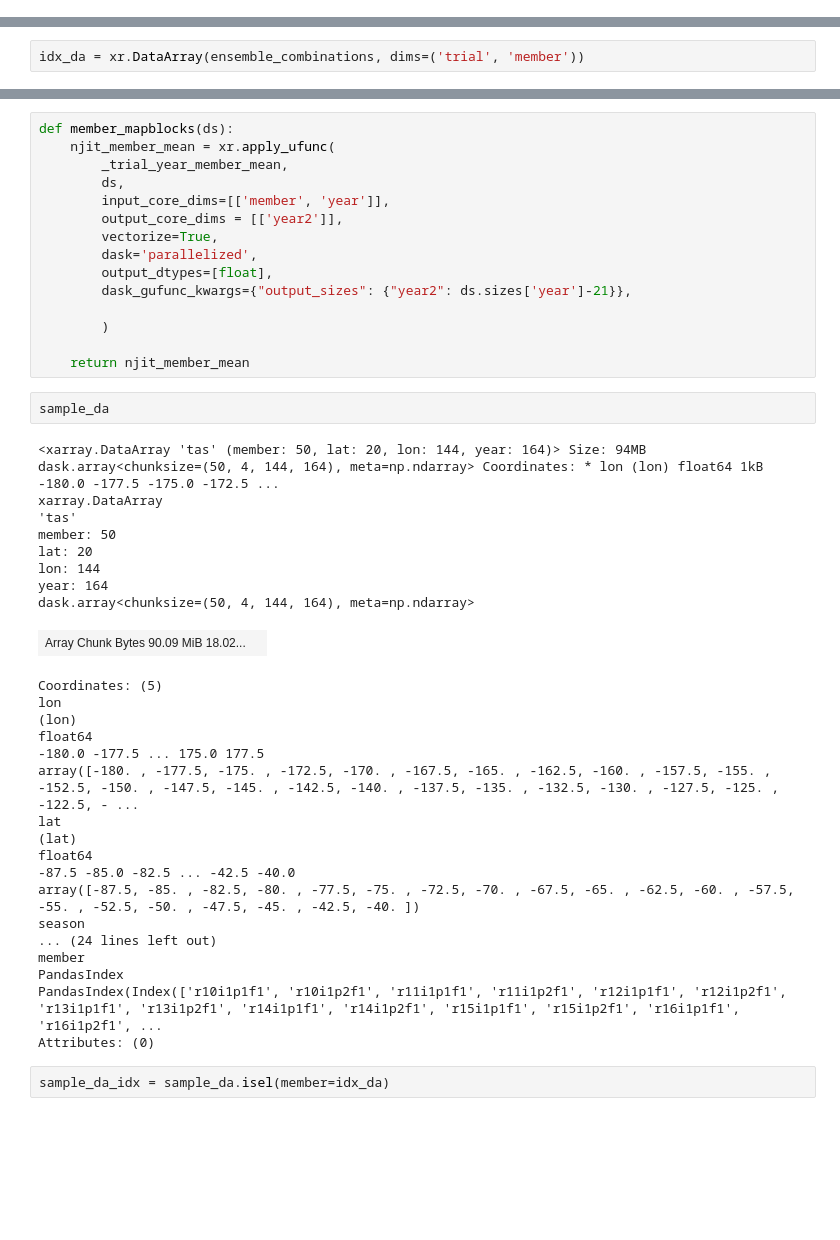
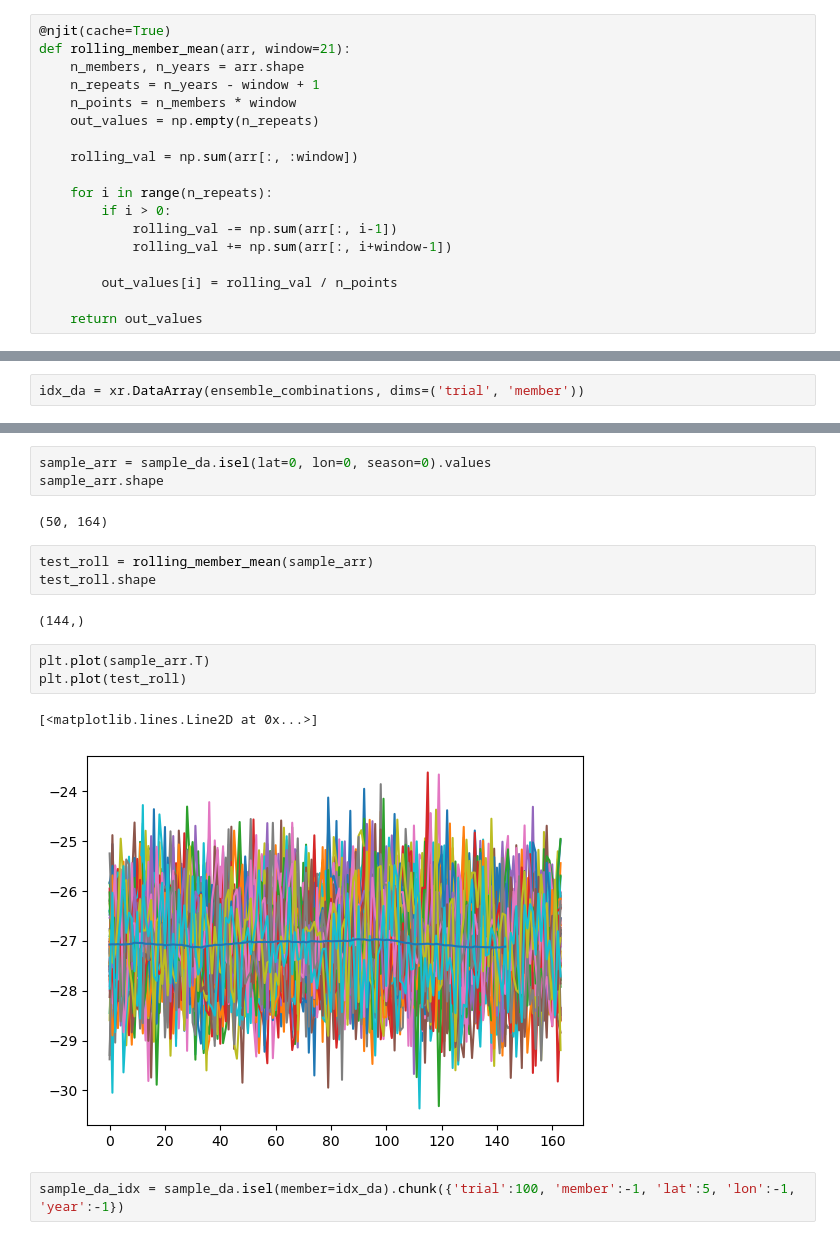
Before and after one commit to alexborowiak/ExtAnt-initial, a Jupyter notebook: notebooks/10_ensemble_size.ipynb, the cells around one changed output, grey strips where cells are left out. Drawn from its saved outputs; the diff is of its cells as text; blank space fills up the shorter version.

```diff
--- a/notebooks/10_ensemble_size.ipynb
+++ b/notebooks/10_ensemble_size.ipynb
@@ -88,0 +90,18 @@ Group: /
+# %%
+@njit(cache=True)
+def rolling_member_mean(arr, window=21):
+    n_members, n_years = arr.shape
+    n_repeats = n_years - window + 1
+    n_points = n_members * window
+    out_values = np.empty(n_repeats)
+
+    rolling_val = np.sum(arr[:, :window])
+
+    for i in range(n_repeats):
+        if i > 0:
+            rolling_val -= np.sum(arr[:, i-1])
+            rolling_val += np.sum(arr[:, i+window-1])
+
+        out_values[i] = rolling_val / n_points
+
+    return out_values
@@ -203,46 +198,18 @@ def _trial_year_member_mean(arr, window=21):
-# %%
-def member_mapblocks(ds):
-    njit_member_mean = xr.apply_ufunc(
-        _trial_year_member_mean,
-        ds,
-        input_core_dims=[['member', 'year']],
-        output_core_dims = [['year2']],
-        vectorize=True,
-        dask='parallelized',
-        output_dtypes=[float],
-        dask_gufunc_kwargs={"output_sizes": {"year2": ds.sizes['year']-21}},
-
-        )
-
-    return njit_member_mean
-# %%
-sample_da
-# %% [output]
-<xarray.DataArray 'tas' (member: 50, lat: 20, lon: 144, year: 164)> Size: 94MB dask.array<chunksize=(50, 4, 144, 164), meta=np.ndarray> Coordinates: * lon (lon) float64 1kB -180.0 -177.5 -175.0 -172.5 ...
-xarray.DataArray
-'tas'
-member: 50
-lat: 20
-lon: 144
-year: 164
-dask.array<chunksize=(50, 4, 144, 164), meta=np.ndarray>
-| Array Chunk Bytes 90.09 MiB 18.02... |  |
-Coordinates: (5)
-lon
-(lon)
-float64
--180.0 -177.5 ... 175.0 177.5
-array([-180. , -177.5, -175. , -172.5, -170. , -167.5, -165. , -162.5, -160. , -157.5, -155. , -152.5, -150. , -147.5, -145. , -142.5, -140. , -137.5, -135. , -132.5, -130. , -127.5, -125. , -122.5, - ...
-lat
-(lat)
-float64
--87.5 -85.0 -82.5 ... -42.5 -40.0
-array([-87.5, -85. , -82.5, -80. , -77.5, -75. , -72.5, -70. , -67.5, -65. , -62.5, -60. , -57.5, -55. , -52.5, -50. , -47.5, -45. , -42.5, -40. ])
-season
-... (24 lines left out)
-member
-PandasIndex
-PandasIndex(Index(['r10i1p1f1', 'r10i1p2f1', 'r11i1p1f1', 'r11i1p2f1', 'r12i1p1f1', 'r12i1p2f1', 'r13i1p1f1', 'r13i1p2f1', 'r14i1p1f1', 'r14i1p2f1', 'r15i1p1f1', 'r15i1p2f1', 'r16i1p1f1', 'r16i1p2f1', ...
-Attributes: (0)
+# %%
+sample_arr = sample_da.isel(lat=0, lon=0, season=0).values
+sample_arr.shape
+# %% [output]
+(50, 164)
+# %%
+test_roll = rolling_member_mean(sample_arr)
+test_roll.shape
+# %% [output]
+(144,)
+# %%
+plt.plot(sample_arr.T)
+plt.plot(test_roll)
+# %% [output]
+[<matplotlib.lines.Line2D at 0x...>]
+[figure, added]
 # %%
-sample_da_idx = sample_da.isel(member=idx_da)
+sample_da_idx = sample_da.isel(member=idx_da).chunk({'trial':100, 'member':-1, 'lat':5, 'lon':-1, 'year':-1})
```
Also changed, not shown: parts of 53 cells of this notebook.
